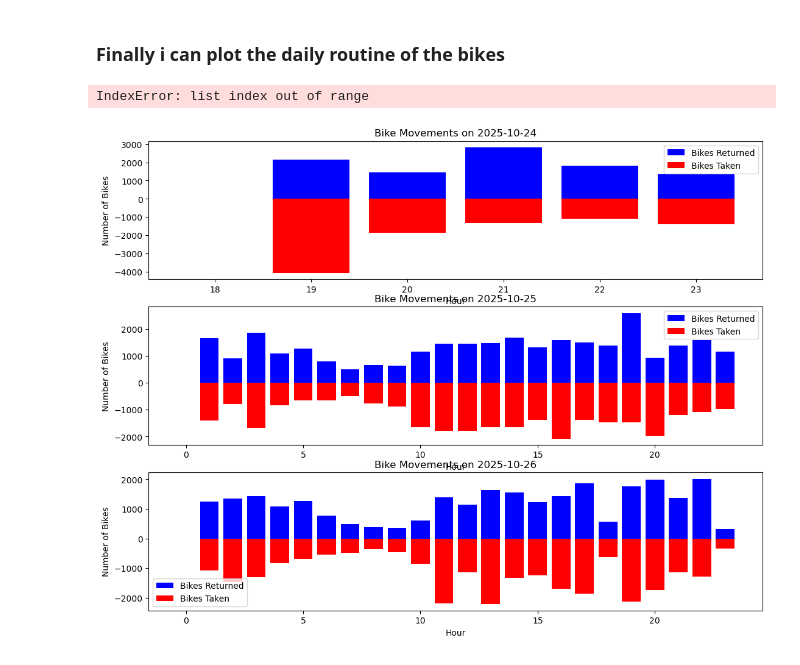
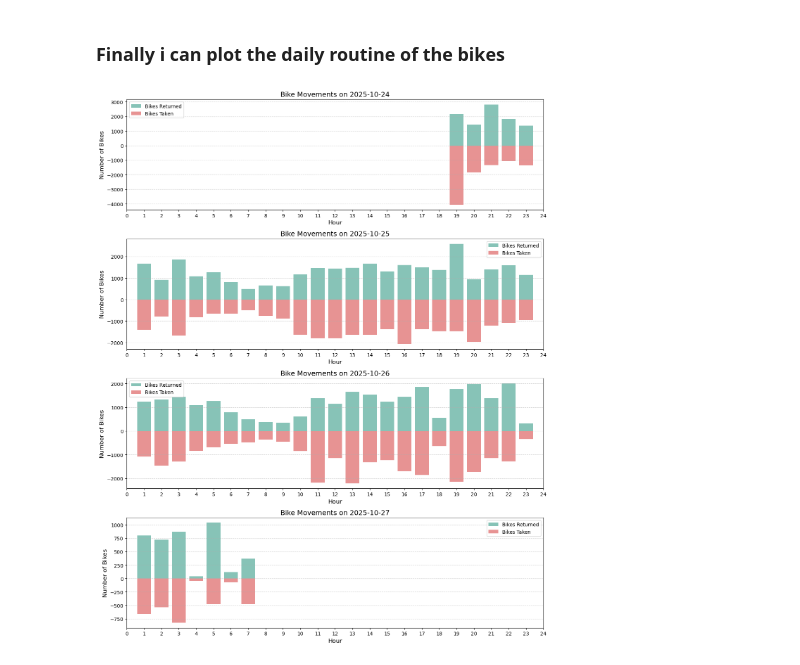
Before and after one commit to victorhrls/Velib, a Jupyter notebook: VelibAnalysis.ipynb, the cells around one changed output. Cells and saved outputs as stored; diff of their text form; code cells hidden in the pictures.

Commit message:
Graphs ALterations

```diff
--- a/VelibAnalysis.ipynb
+++ b/VelibAnalysis.ipynb
@@ -306,42 +306,47 @@ agg_hourly['net_movement'] = agg_hourly['bikes_returned'] + agg_hourly['bikes_ta
 # %%
 # 1. Create figure and axis to subplotes
 
-fig = plt.figure(figsize = (13,10))
-ax1 = fig.add_subplot(3,1,1)
-ax2 = fig.add_subplot(3,1,2)
-ax3 = fig.add_subplot(3,1,3)
+fig = plt.figure(figsize = (13,16))
+ax1 = fig.add_subplot(4,1,1)
+ax2 = fig.add_subplot(4,1,2)
+ax3 = fig.add_subplot(4,1,3)
+ax4 = fig.add_subplot(4,1,4)
+
 
 # 2. Get the days from my data
 
-
+hours = range(25) # x -axis
 days = agg_hourly['date'].unique()
 
 for i,day in enumerate(days):
     # I accessed the day and need to pull the data of the day
     data_day = agg_hourly[agg_hourly['date'] == day ]
+    data_day = data_day.set_index('hour') .reindex(hours,fill_value =0).reset_index()
 
-    ax = [ax1,ax2,ax3][i] #access to the ax i
+    ax = [ax1,ax2,ax3,ax4][i] #access to the ax i
 
     # Plot positive bars
-    ax.bar(data_day['hour'], data_day['bikes_returned'] , color = 'blue', label = 'Bikes Returned')
+    ax.bar(data_day['hour'], data_day['bikes_returned'] , color = '#5A9', label = 'Bikes Returned',alpha = 0.7)
 
     # Plot negative bars
-    ax.bar(data_day['hour'], data_day['bikes_taken'] , color = 'red', label = 'Bikes Taken')
+    ax.bar(data_day['hour'], data_day['bikes_taken'] , color = '#D66', label = 'Bikes Taken', alpha = 0.7)
 
     # total movement
+    ax.grid(axis='y', linestyle = '--' , alpha = 0.5)
+    ax.set_title(f'Bike Movements on {day}', fontsize =14)
+    ax.set_xlabel('Hour', fontsize =12)
+    ax.set_ylabel('Number of Bikes' ,fontsize=12)
+    ax.legend()
 
-    ax.set_title(f'Bike Movements on {day}')
-    ax.set_xlabel('Hour')
-    ax.set_ylabel('Number of Bikes')
-    ax.legend()
+    ax.set_xlim(0,24)
+    ax.set_xticks(hours)
 
 
 # Avoid overlap and plot
 
 fig.tight_layout()
 plt.show()
 
-fig.savefig()
+fig.savefig('bike_movements.png', bbox_inches ='tight', dpi =300)
 # %% [output]
-IndexError: list index out of range
-[figure, old version]
+[figure, new version]
```
